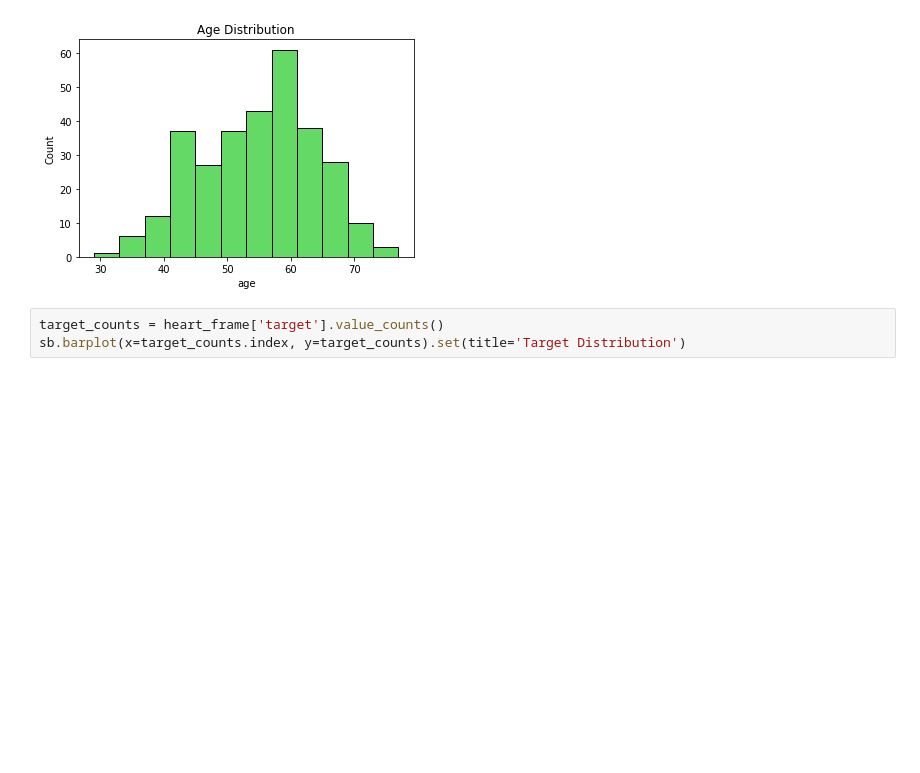
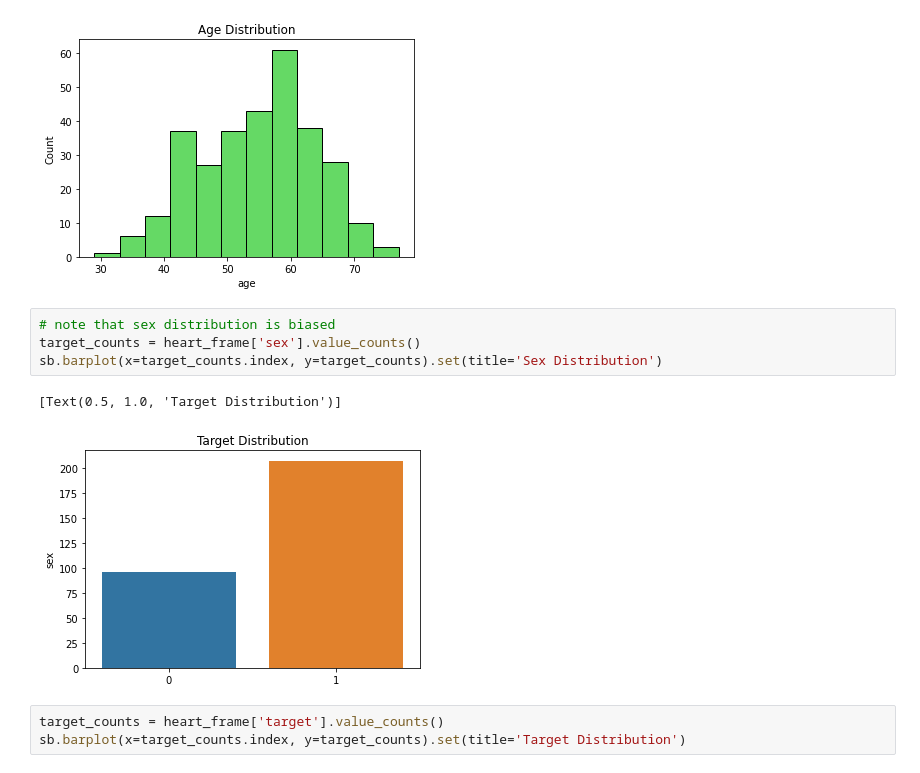
Before and after one commit to MeanGr33n/Kaggle_heart_dis_prediction, a Jupyter notebook: jupyter/Initial Notebook.ipynb, the cells around one changed output. Cells and saved outputs as stored; diff of their text form; blank space fills up the shorter version.

```diff
--- a/jupyter/Initial Notebook.ipynb
+++ b/jupyter/Initial Notebook.ipynb
@@ -95,6 +100,13 @@ sb.histplot(heart_frame['age'], color='limegreen').set(title='Age Distribution')
 # %% [output]
 [Text(0.5, 1.0, 'Age Distribution')]
 [figure]
+# %%
+# note that sex distribution is biased
+target_counts = heart_frame['sex'].value_counts()
+sb.barplot(x=target_counts.index, y=target_counts).set(title='Sex Distribution')
+# %% [output]
+[Text(0.5, 1.0, 'Target Distribution')]
+[figure, added]
 # %%
 target_counts = heart_frame['target'].value_counts()
 sb.barplot(x=target_counts.index, y=target_counts).set(title='Target Distribution')
```
Also changed, not shown: parts of 10 cells of this notebook.
